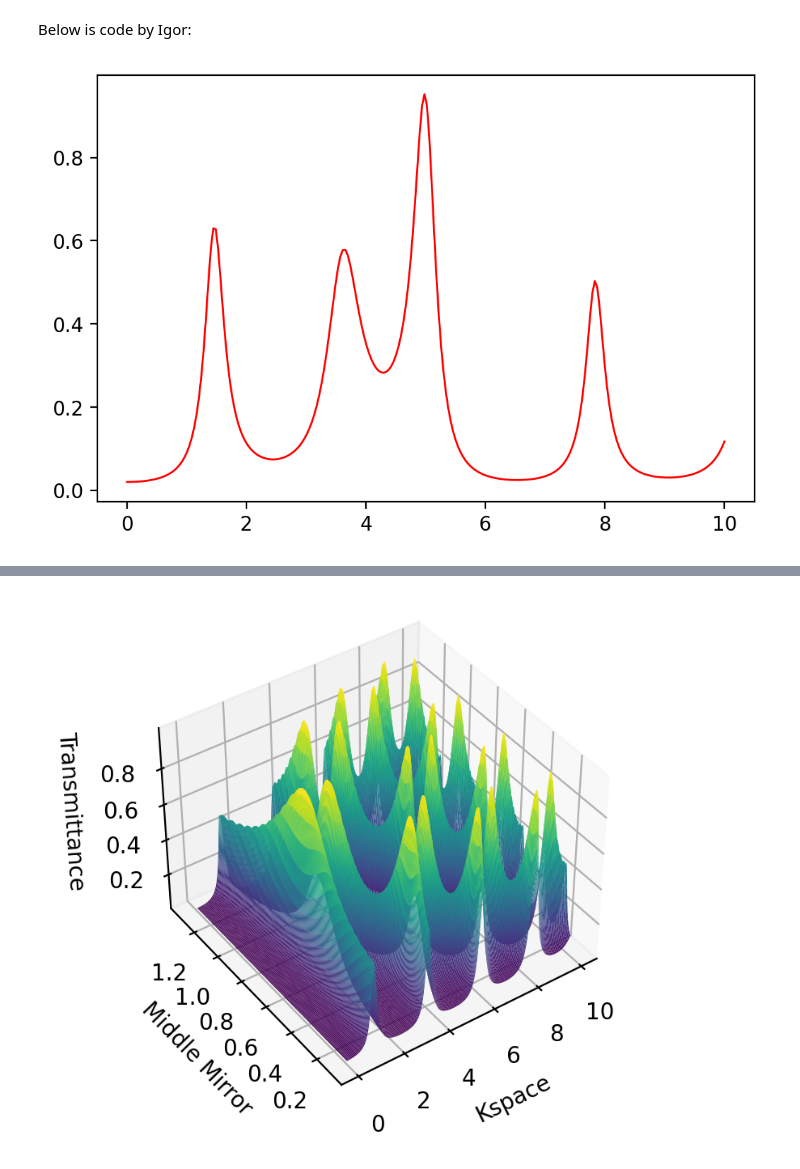
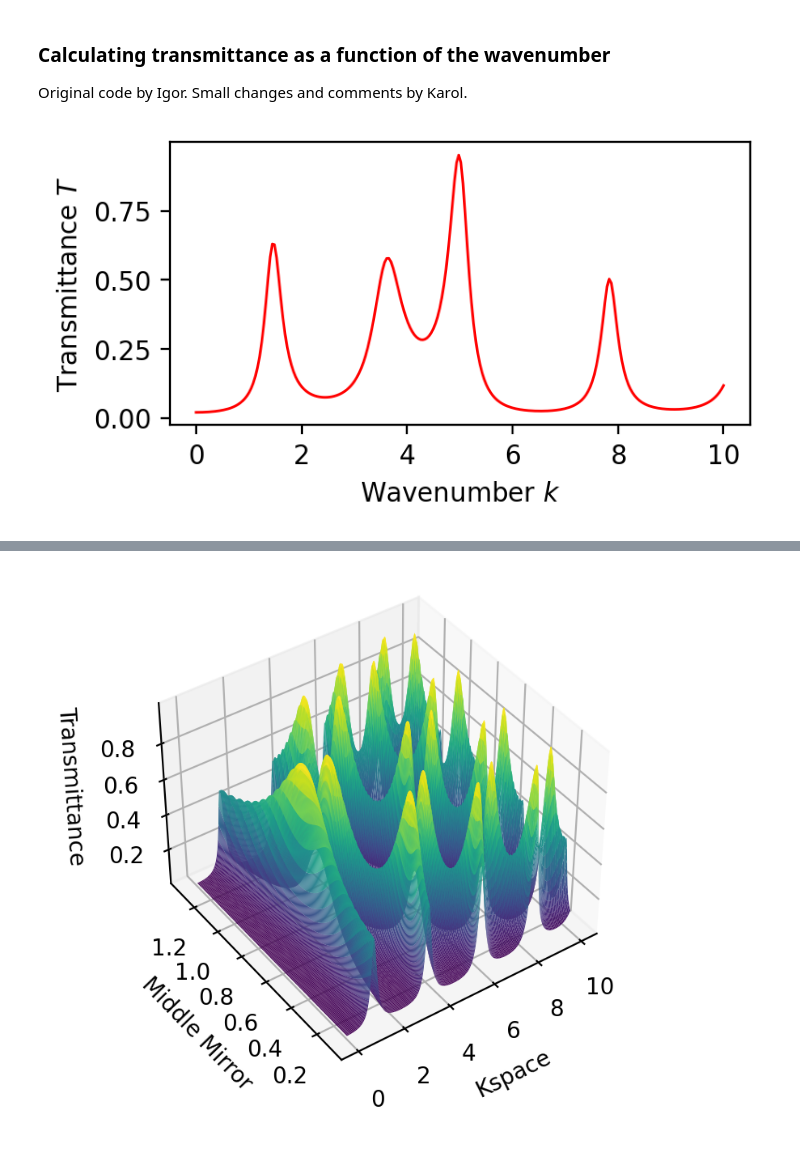
Before and after one commit to MKarnyUW/ZPS, a Jupyter notebook: Model tests/Test Notebook.ipynb, the cells around one changed output, grey strips where cells are left out. Saved outputs shown, nothing was run; the diff lists cells and outputs as text; code cells hidden in the pictures.

Commit message:
Notebook cleanup
Made the notebook cleaner, added comments. Changed the transmittance function so that it runs much faster.

```diff
--- a/Model tests/Test Notebook.ipynb
+++ b/Model tests/Test Notebook.ipynb
@@ -7,40 +10,68 @@ This is an example notebook to test stuff
 # %% [markdown]
-Below is code by Igor:
+### Calculating transmittance as a function of the wavenumber
+Original code by Igor. Small changes and comments by Karol.
 # %%
-#Transmittance and Reflectiveness of the mirrors
-t = 2**-0.5
-r = 2**-0.5
-#Start and end of the plot
+# constant transmittance and reflectiveness of all the mirrors
+t_mirror = 2**(-0.5)
+r_mirror = 2**(-0.5)
+
+# start and end of the plot (in wavenumber units)
 plot_start = 0
 plot_end = 10
-#All the mirror locations
-mirrors = [0,1,2**0.5]
+
+# locations of all the mirrors
+mirrors = [0, 1, 2**0.5]
 # %%
-def tr_new(t1,r1,t2,r2):
-    return t1*t2/(1+np.conjugate(r1)*r2*t1/np.conjugate(t1)),r1+t1*t1*r2/(1+np.conjugate(r1)*r2*t1/np.conjugate(t1))
+def tr_new(t1, r1, t2, r2):
+    """
+    Return a single t and r for two neighboring objects (using the composition rule for scattering matrices).
+    """
 
-def transmitance(tm,rm,pos):
-    dist=[]
-    for i in range(len(pos)-1):
-        dist.append(pos[i+1]-pos[i])
+    t = (t1 * t2) / ( 1 + np.conjugate(r1) * r2 * t1 / np.conjugate(t1) )
+    r = r1 + t1 * t1 * r2 / ( 1 + np.conjugate(r1) * r2 * t1 / np.conjugate(t1) )
+    return t, r
+
+def transmittance_function(t_mirror, r_mirror, positions):
+    """
+    Return the transmittance for a given set of mirrors as a function of k only.
+    """
+
+    # distances between mirrors
+    dist = np.diff(positions)
+
+    ### function calculating the transmittance for different wavenumbers
     def T(k):
-        t,r=tm,rm
+        # mirror at the start
+        t, r = t_mirror, r_mirror
+
+        # now compose the current system with the next distance and the next mirror
         for l in dist:
-            t,r=tr_new(t,r,np.exp(l*k*1j),0)
-            t,r=tr_new(t,r,tm,rm)
+            t, r = tr_new(t, r, np.exp(l*k*1j), 0)
+            t, r = tr_new(t, r, t_mirror, r_mirror)
+
         return abs(t)**2
+
+    # return the function T
     return T
 
-def plot(t,r,pos,kmin,kmax):
-    T=transmitance(t,r,pos)
-    kspace=np.linspace(kmin,kmax,250)
-    Tspace=[]
-    for k in kspace:
-        Tspace.append(T(k))
-    plt.figure(dpi=200)
-    plt.plot(kspace,Tspace,color='r',linestyle='-',linewidth=1)
+
+def plot(t_mirror, r_mirror, positions, kmin, kmax, k_samples = 250):
+    """
+    Plot the interference pattern for a given set of mirrors, from kmin to kmax.
+    """
+
+    # plots the interference pattern
+    T = transmittance_function(t_mirror, r_mirror, positions)
+    ks = np.linspace(kmin, kmax, k_samples)
+
+    Ts = T(ks)
+
+    plt.figure(dpi=200, figsize=(4,2))
+    plt.ylabel(r'Transmittance $T$')
+    plt.xlabel(r'Wavenumber $k$')
+    plt.plot(ks, Ts, color='r', linestyle='-', linewidth=1)
     plt.show()
 
-plot(t,r,mirrors,plot_start,plot_end)
+plot(t_mirror, r_mirror, mirrors, plot_start, plot_end)
 # %% [output]
-[figure, old version]
+[figure, new version]
```
Also changed, not shown: parts of 8 cells of this notebook.
